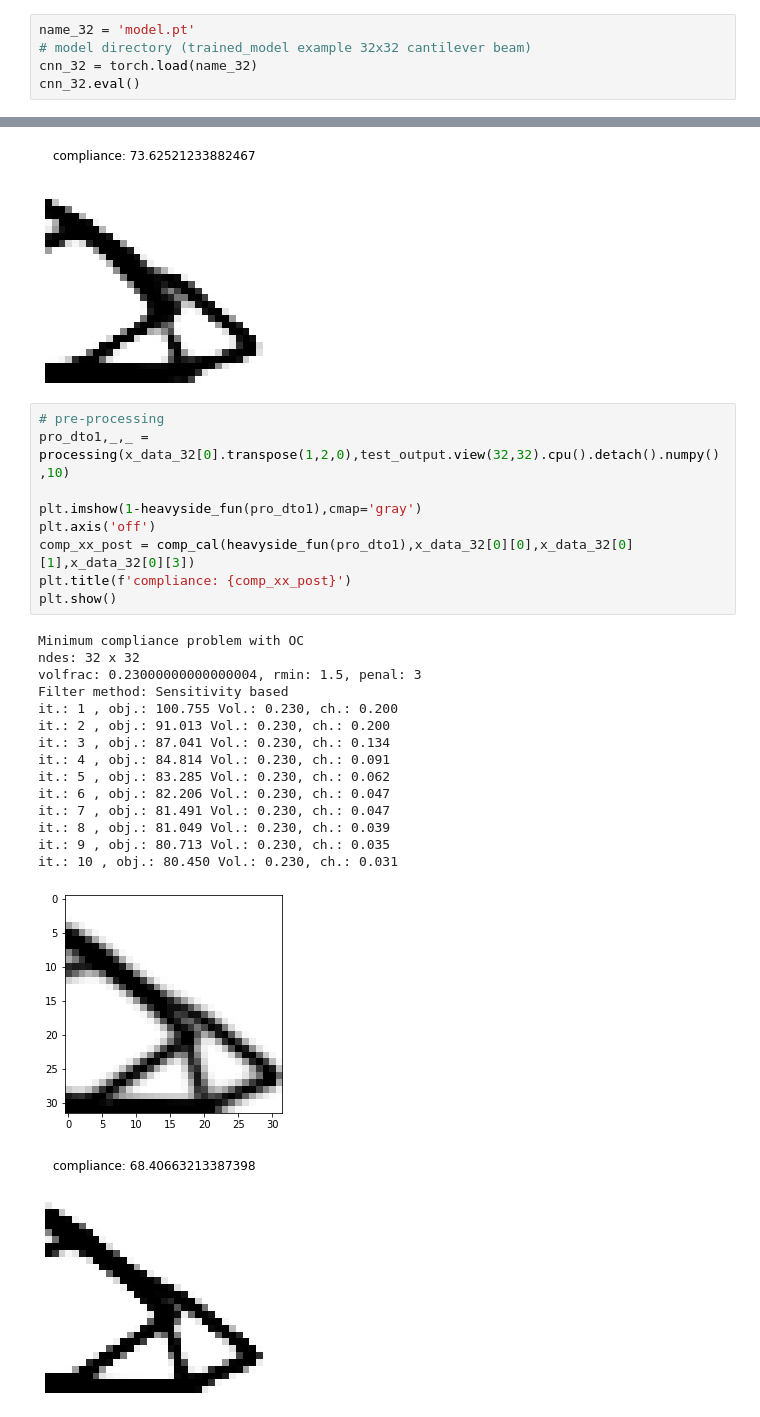
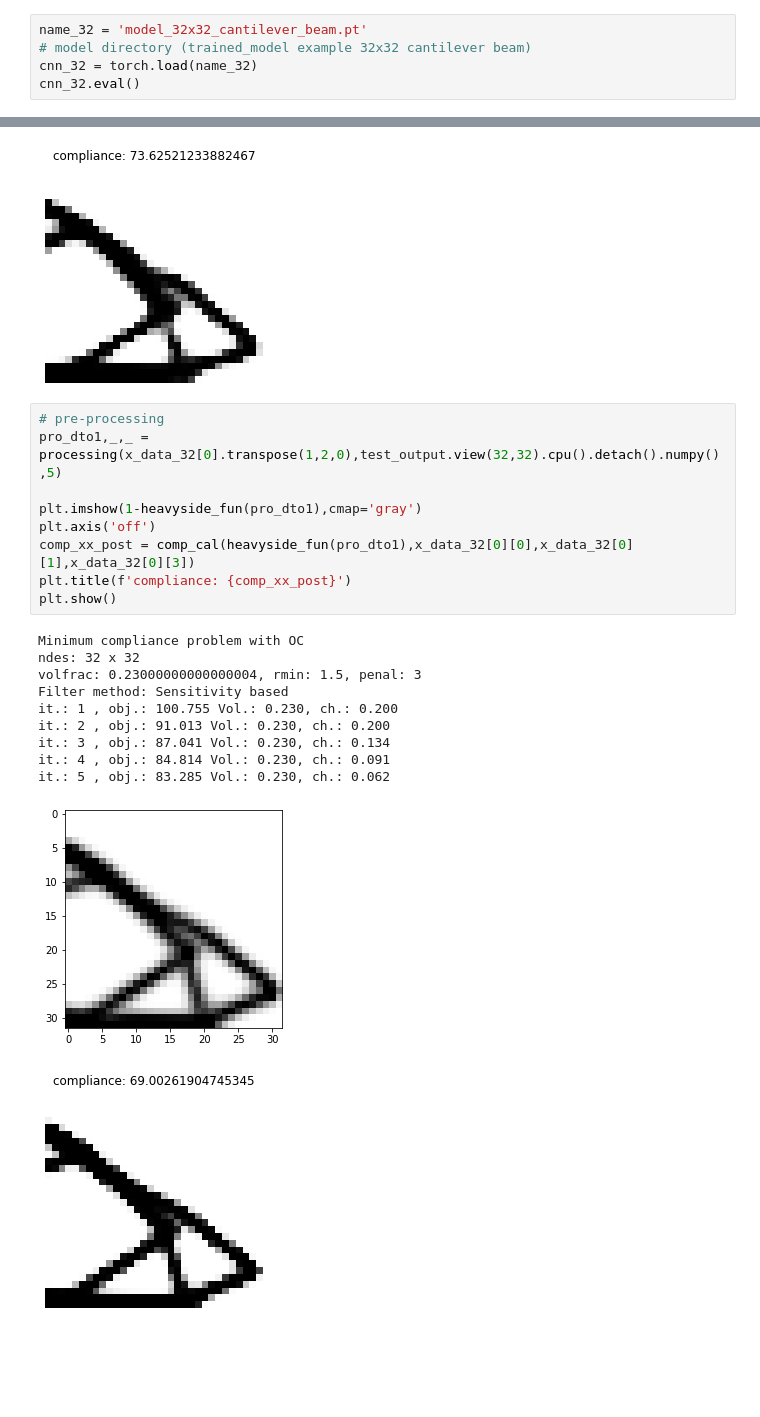
Before and after one commit to idol2021/DL-based-TO, a Jupyter notebook: model_loader.ipynb, the cells around one changed output, grey strips where cells are left out. Saved outputs shown, nothing was run; the diff lists cells and outputs as text; blank space fills up the shorter version.

```diff
--- a/model_loader.ipynb
+++ b/model_loader.ipynb
@@ -534,7 +534,7 @@ def heavyside_fun(rho, beta=8.0, eta=0.5):
     den = np.tanh(beta*eta) + np.tanh(beta*(1.0 - eta))
     return num / den
 # %%
-name_32 = 'model.pt'
+name_32 = 'model_32x32_cantilever_beam.pt'
 # model directory (trained_model example 32x32 cantilever beam)
 cnn_32 = torch.load(name_32)
 cnn_32.eval()
@@ -591,27 +591,22 @@ plt.show()
 [figure]
 # %%
 # pre-processing
-pro_dto1,_,_ = processing(x_data_32[0].transpose(1,2,0),test_output.view(32,32).cpu().detach().numpy(),10)
+pro_dto1,_,_ = processing(x_data_32[0].transpose(1,2,0),test_output.view(32,32).cpu().detach().numpy(),5)
 
 plt.imshow(1-heavyside_fun(pro_dto1),cmap='gray')
 plt.axis('off')
 comp_xx_post = comp_cal(heavyside_fun(pro_dto1),x_data_32[0][0],x_data_32[0][1],x_data_32[0][3])
 plt.title(f'compliance: {comp_xx_post}')
 plt.show()
 # %% [output]
 Minimum compliance problem with OC
 ndes: 32 x 32
 volfrac: 0.23000000000000004, rmin: 1.5, penal: 3
 Filter method: Sensitivity based
 it.: 1 , obj.: 100.755 Vol.: 0.230, ch.: 0.200
 it.: 2 , obj.: 91.013 Vol.: 0.230, ch.: 0.200
 it.: 3 , obj.: 87.041 Vol.: 0.230, ch.: 0.134
 it.: 4 , obj.: 84.814 Vol.: 0.230, ch.: 0.091
 it.: 5 , obj.: 83.285 Vol.: 0.230, ch.: 0.062
-it.: 6 , obj.: 82.206 Vol.: 0.230, ch.: 0.047
-it.: 7 , obj.: 81.491 Vol.: 0.230, ch.: 0.047
-it.: 8 , obj.: 81.049 Vol.: 0.230, ch.: 0.039
-it.: 9 , obj.: 80.713 Vol.: 0.230, ch.: 0.035
-it.: 10 , obj.: 80.450 Vol.: 0.230, ch.: 0.031
 [figure]
-[figure, old version]
+[figure, new version]
```
